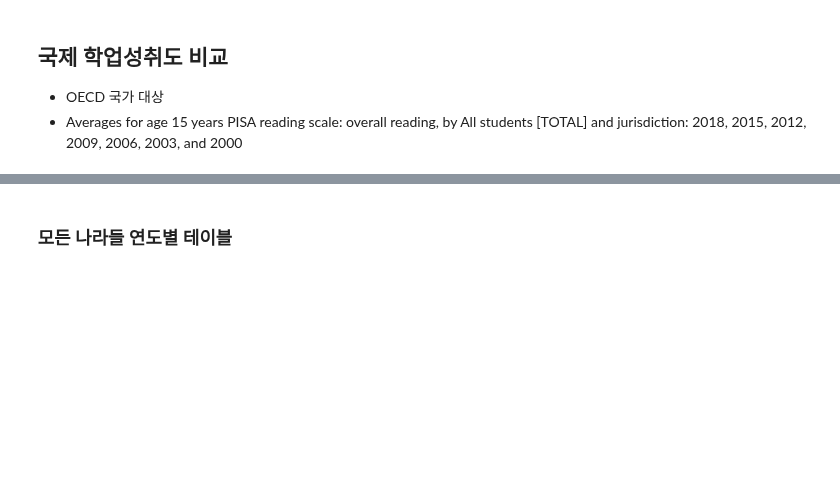
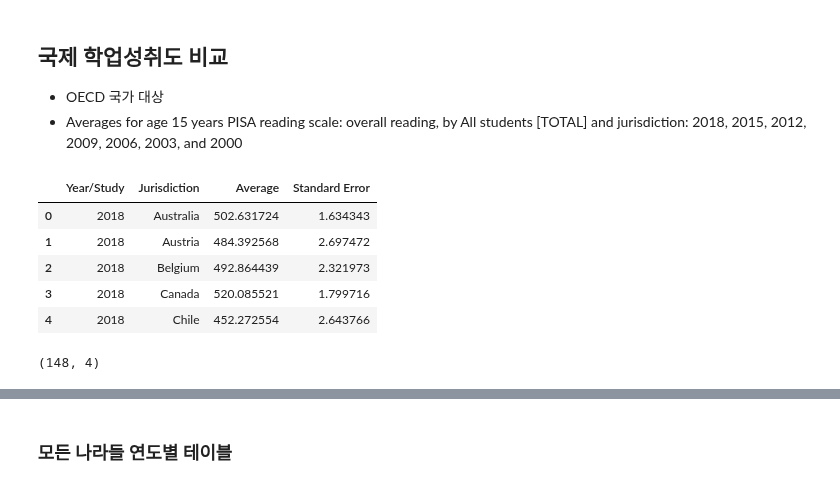
Before and after one commit to moonstar97/Structure, a Jupyter notebook: 가설2번_EDA.ipynb, the cells around one changed output, grey strips where cells are left out. Cells and saved outputs as stored; diff of their text form; code cells hidden in the pictures; blank space fills up the shorter version.

```diff
--- a/가설2번_EDA.ipynb
+++ b/가설2번_EDA.ipynb
@@ -419,3 +410,16 @@ national_math[["Average", "Standard Error"]] = national_math[["Average", "Standa
 # %%
 national_science = pd.read_excel("./dataset/international_test.xls", sheet_name=2)
 national_science[["Average", "Standard Error"]] = national_science[["Average", "Standard Error"]].astype("float")
+# %%
+national_reading.head()
+# %% [output]
+|  | Year/Study | Jurisdiction | Average | Standard Error |
+| 0 | 2018 | Australia | 502.631724 | 1.634343 |
+| 1 | 2018 | Austria | 484.392568 | 2.697472 |
+| 2 | 2018 | Belgium | 492.864439 | 2.321973 |
+| 3 | 2018 | Canada | 520.085521 | 1.799716 |
+| 4 | 2018 | Chile | 452.272554 | 2.643766 |
+# %%
+national_reading.shape
+# %% [output]
+(148, 4)
```
Also changed, not shown: parts of 14 cells of this notebook, 8 other files.
